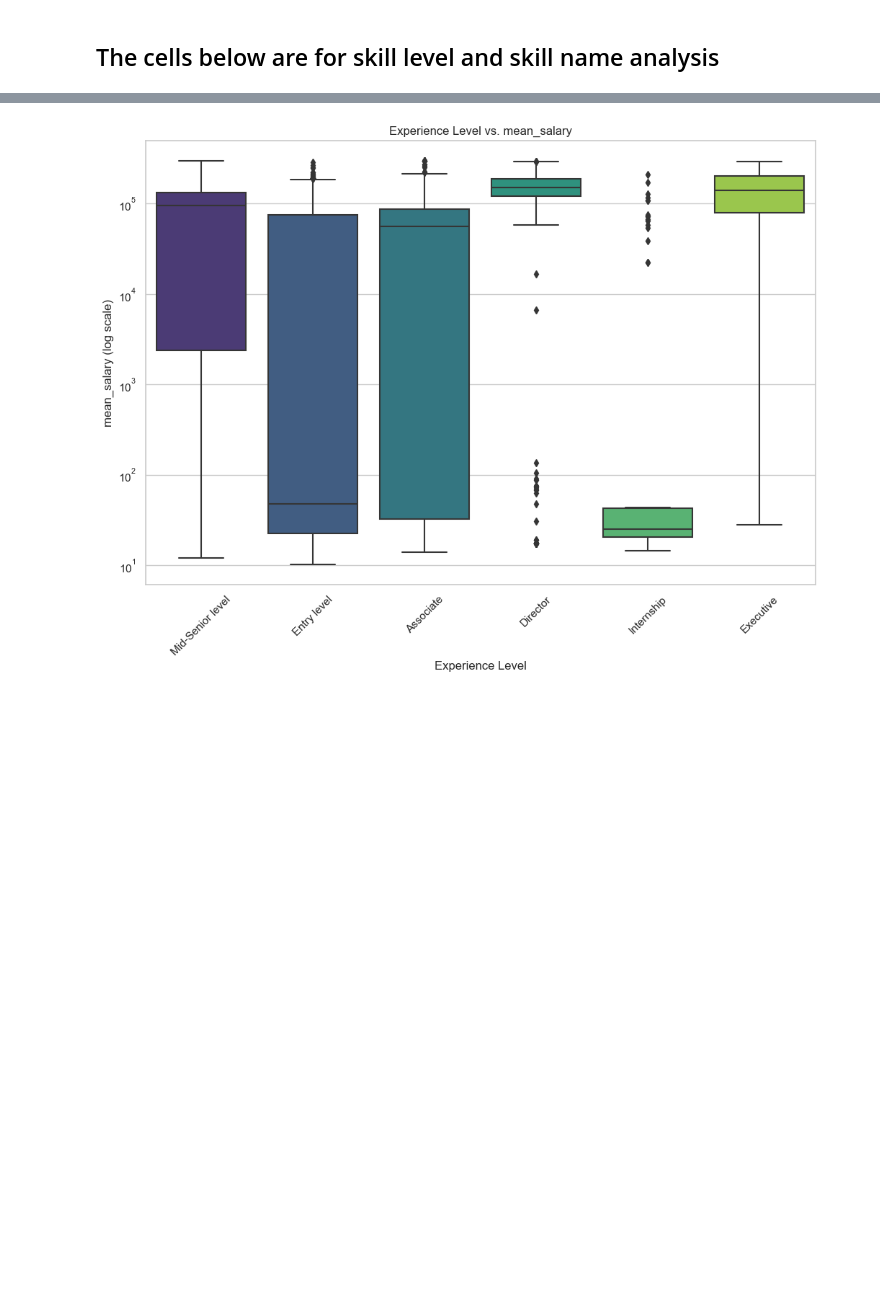
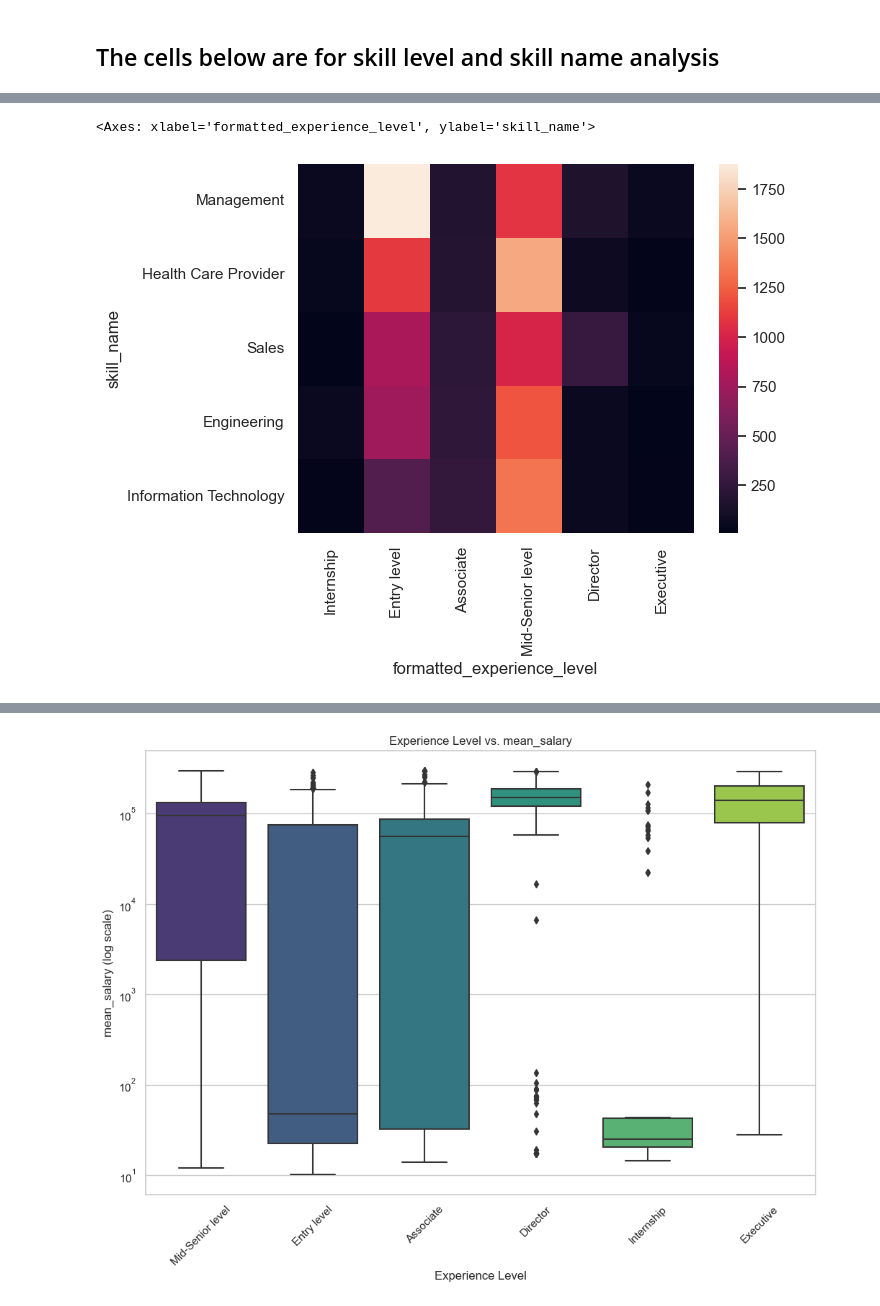
Before and after one commit to UC-Berkeley-I-School/Project-2-LinkedIn-Analysis, a Jupyter notebook: Project 2.ipynb, the cells around one changed output, grey strips where cells are left out. Cells and saved outputs as stored; diff of their text form; code cells hidden in the pictures; blank space fills up the shorter version.

```diff
--- a/Project 2.ipynb
+++ b/Project 2.ipynb
@@ -265,4 +297,8 @@ result_df
+# %%
+df5 = df5.drop_duplicates(subset='job_id', keep='first')
+df6 = df6.drop_duplicates(subset='skill_abr', keep='first')
 # %%
 #left join skills to main table
-result_df=pd.merge(result_df,df6,on='skill_abr',how='left')
-result_df
+result_df_ricky=result_df.merge(df5,on='job_id',how='left')
+result_df_ricky=pd.merge(result_df_ricky,df6,on='skill_abr',how='left')
+result_df_ricky
@@ -290,3 +360,3 @@ plt.show()
 # %%
-skills_by_level=result_df.groupby(['skill_name','formatted_experience_level']).size().reset_index(name='count')
+skills_by_level=result_df_ricky.groupby(['skill_name','formatted_experience_level']).size().reset_index(name='count')
 skills_by_level
@@ -293,2 +377,19 @@ skills_by_level
+# %%
+pivot_df = skills_by_level.pivot(index='skill_name', columns='formatted_experience_level', values='count')
+
+# Sum the counts across all experience levels for each skill
+pivot_df['Total'] = pivot_df.sum(axis=1)
+
+# Sort the DataFrame based on the total count in descending order
+pivot_df = pivot_df.sort_values(by='Total', ascending=False)
+
+# Reorder columns to match the specified order
+desired_order = ['Internship','Entry level','Associate','Mid-Senior level','Director', 'Executive']
+pivot_df = pivot_df[desired_order]
+# %%
+sns.heatmap(pivot_df.head())
+# %% [output]
+<Axes: xlabel='formatted_experience_level', ylabel='skill_name'>
+[figure, added]
 # %%
 skills_by_level['formatted_experience_level'].unique()
```
Also changed, not shown: parts of 18 cells of this notebook.
